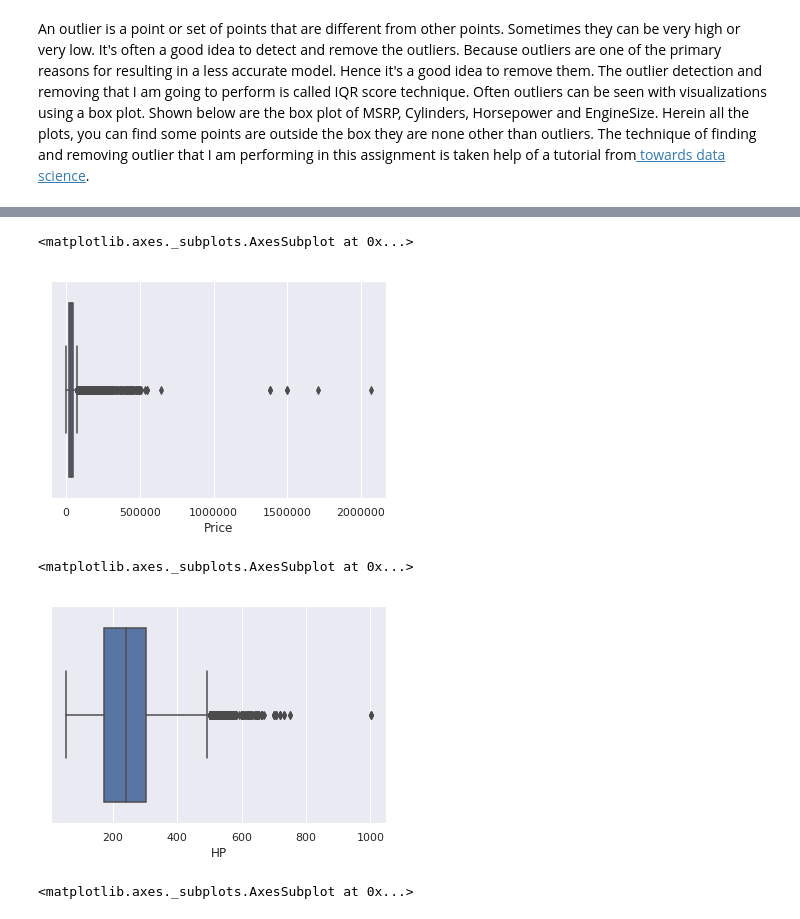
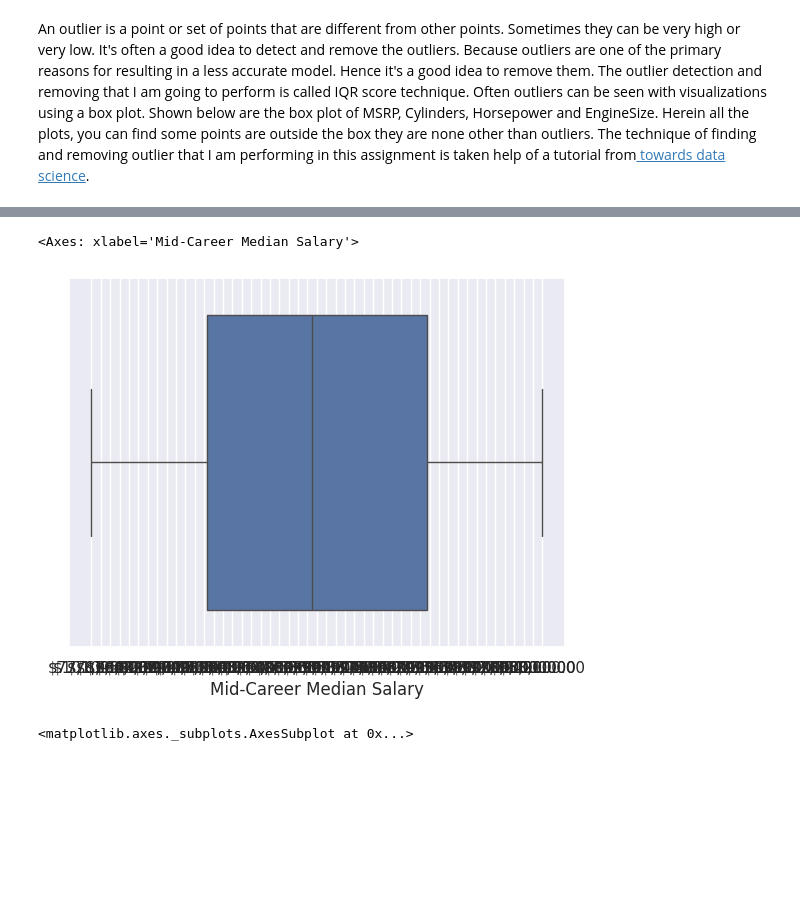
Before and after one commit to akihito128/introtodh25, a Jupyter notebook: Exploratory_data_Analysis.ipynb, the cells around one changed output, grey strips where cells are left out. Cells and saved outputs as stored; diff of their text form; code cells hidden in the pictures; blank space fills up the shorter version.

```diff
--- a/Exploratory_data_Analysis.ipynb
+++ b/Exploratory_data_Analysis.ipynb
@@ -56,7 +56,7 @@ drive.mount('/content/drive')
 # %% [output]
 Mounted at /content/drive
 # %%
-df = pd.read_csv("data.csv")
+df = pd.read_csv("proteinandmuscle.csv")
 # To display the top 5 rows
 df.head(5)
 # %% [output]
@@ -111,6 +111,3 @@ dtype: object
 ## 4. Dropping irrelevant columns
 # %% [markdown]
 This step is certainly needed in every EDA because sometimes there would be many columns that we never use in such cases dropping is the only solution. In this case, the columns such as Engine Fuel Type, Market Category, Vehicle style, Popularity, Number of doors, Vehicle Size doesn't make any sense to me so I just dropped for this instance.
-# %%
-df = df.drop(['Engine Fuel Type', 'Market Category', 'Vehicle Style', 'Popularity', 'Number of Doors', 'Vehicle Size'], axis=1)
-df.head(5)
@@ -123,0 +114,3 @@ df.head(5)
+# %%
+df = df.drop(['Class_Size',	'Extracurricular_Activities',	'Sleep_Patterns',	'Nutrition',	'Physical_Activity', 'Screen_Time',	'Educational_Tech_Use'], axis=1)
+df.head(10)
@@ -264,13 +316,8 @@ An outlier is a point or set of points that are different from other points. Som
 # %%
-sns.boxplot(x=df['Price'])
+sns.boxplot(x=df['Mid-Career Median Salary'])
 # %% [output]
-<matplotlib.axes._subplots.AxesSubplot at 0x...>
+<Axes: xlabel='Mid-Career Median Salary'>
-[figure, old version]
+[figure, new version]
-# %%
-sns.boxplot(x=df['HP'])
-# %% [output]
-<matplotlib.axes._subplots.AxesSubplot at 0x...>
-[figure, removed]
 # %%
 sns.boxplot(x=df['Cylinders'])
 # %% [output]
```
Also changed, not shown: parts of 16 cells of this notebook.
